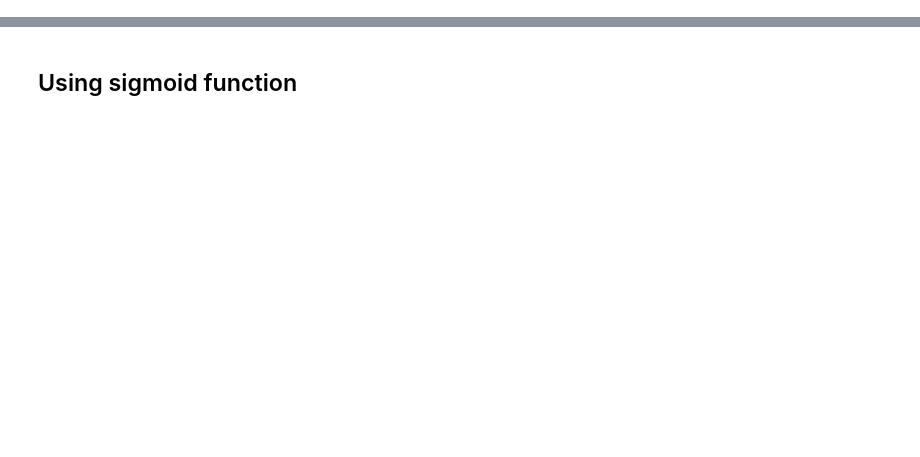
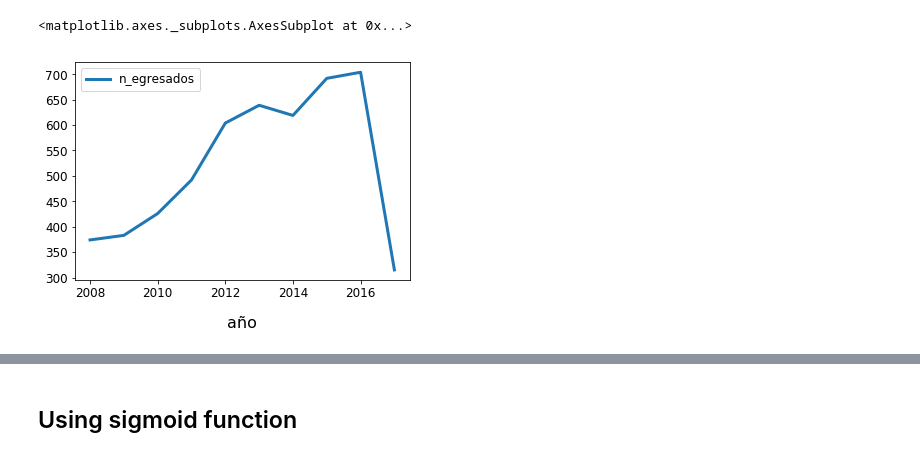
Before and after one commit to anipchile/encuesta_2018, a Jupyter notebook: notebooks/05 - Analisis Mineduc y Conicyt.ipynb, the cells around one changed output, grey strips where cells are left out. Saved outputs shown, nothing was run; the diff lists cells and outputs as text; code cells hidden in the pictures; blank space fills up the shorter version.

```diff
--- a/notebooks/05 - Analisis Mineduc y Conicyt.ipynb
+++ b/notebooks/05 - Analisis Mineduc y Conicyt.ipynb
@@ -1,13 +1,33 @@
 # %%
 import numpy as np
-import matplotlib.pyplot as plt
 import pandas as pd
 
 from sklearn.preprocessing import PolynomialFeatures
 from sklearn import linear_model
 from scipy.optimize import curve_fit
 
+import matplotlib.pyplot as plt
+import matplotlib.ticker as ticker
+import seaborn as sns
+
 %matplotlib inline
+params = {'legend.fontsize': 'large',
+          'figure.figsize': (8, 6),
+         'axes.labelsize': 'large',
+         'axes.titlesize':'large',
+         'xtick.labelsize':'large',
+         'ytick.labelsize':'large',
+         'axes.titlepad': 16,
+         'axes.titlesize': 20,
+         'axes.labelpad': 16,
+         'axes.labelsize': 16,
+         'lines.linewidth': 3,
+         'lines.markersize': 8,
+         'xtick.labelsize': 12,
+         'ytick.labelsize': 12}
+plt.rcParams.update(params)
+
+sns.despine()
 
 pd.set_option('display.max_columns', None)
 pd.set_option('max_colwidth', 100)
@@ -13,0 +84,4 @@ pd.set_option('max_colwidth', 100)
+# %%
+mineduc_df=pd.DataFrame(data_df[data_df['CARRERA CLASIFICACIÓN NIVEL 1']=='Doctorado'].groupby('año')['TOTAL TITULADOS'].sum()).reset_index()
+mineduc_df=mineduc_df.rename(columns={"TOTAL TITULADOS":"n_egresados"})
+mineduc_df
@@ -13,0 +100,5 @@ pd.set_option('max_colwidth', 100)
+# %%
+mineduc_df[mineduc_df.index < 2017].plot(kind="line", x="año", y="n_egresados")
+# %% [output]
+<matplotlib.axes._subplots.AxesSubplot at 0x...>
+[figure, added]
```
Also changed, not shown: parts of 40 cells of this notebook, 34 other files.
